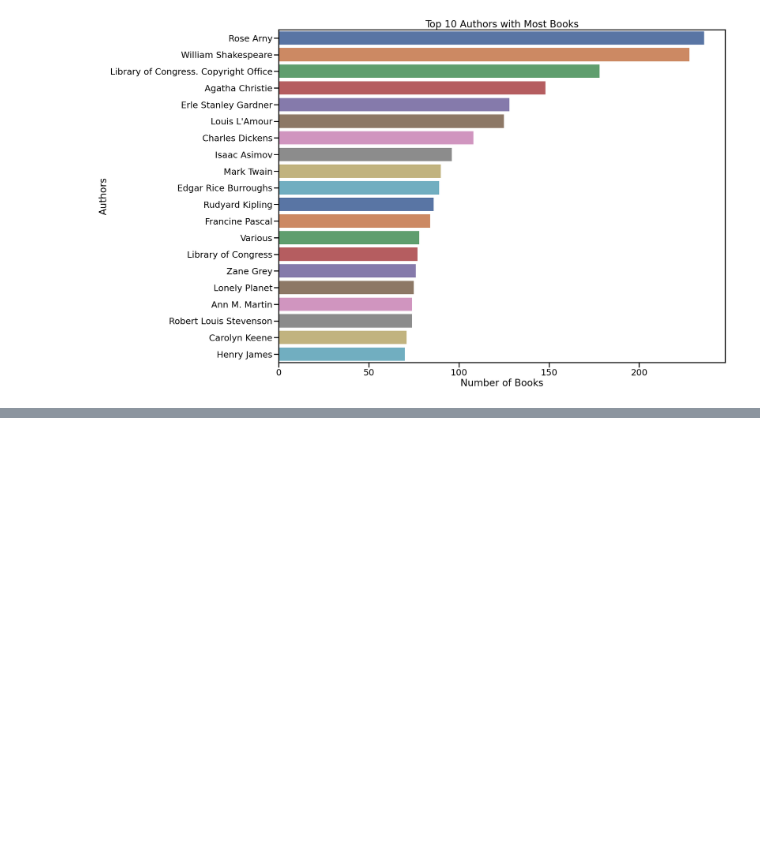
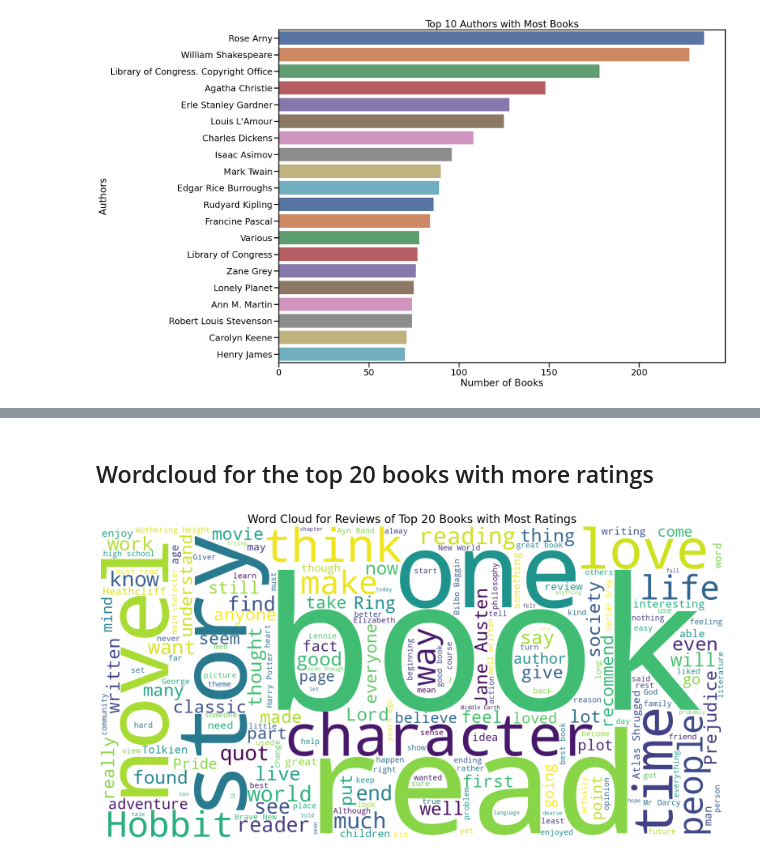
Before and after one commit to danielepolotow/book_data, a Jupyter notebook: Data exploration.ipynb, the cells around one changed output, grey strips where cells are left out. Cells and saved outputs as stored; diff of their text form; code cells hidden in the pictures; blank space fills up the shorter version.

```diff
--- a/Data exploration.ipynb
+++ b/Data exploration.ipynb
@@ -208,0 +244,17 @@ plt.show()
+# %% [markdown]
+## Wordcloud for the top 20 books with more ratings
+# %%
+from wordcloud import WordCloud
+
+book_rating = pd.read_csv('Books_rating.csv')
+top_20_books = book_rating['Title'].value_counts().head(20).index
+top_20_reviews = book_rating[book_rating['Title'].isin(top_20_books)]['text']
+all_reviews = ' '.join(top_20_reviews.dropna())
+wordcloud = WordCloud(width=1600, height=800, background_color='white').generate(all_reviews)
+plt.figure(figsize=(20, 10))
+plt.imshow(wordcloud, interpolation='bilinear')
+plt.axis('off')
+plt.title('Word Cloud for Reviews of Top 20 Books with Most Ratings', fontsize=20)
+plt.show()
+# %% [output]
+[figure, added]
```
Also changed, not shown: parts of 14 cells of this notebook.
